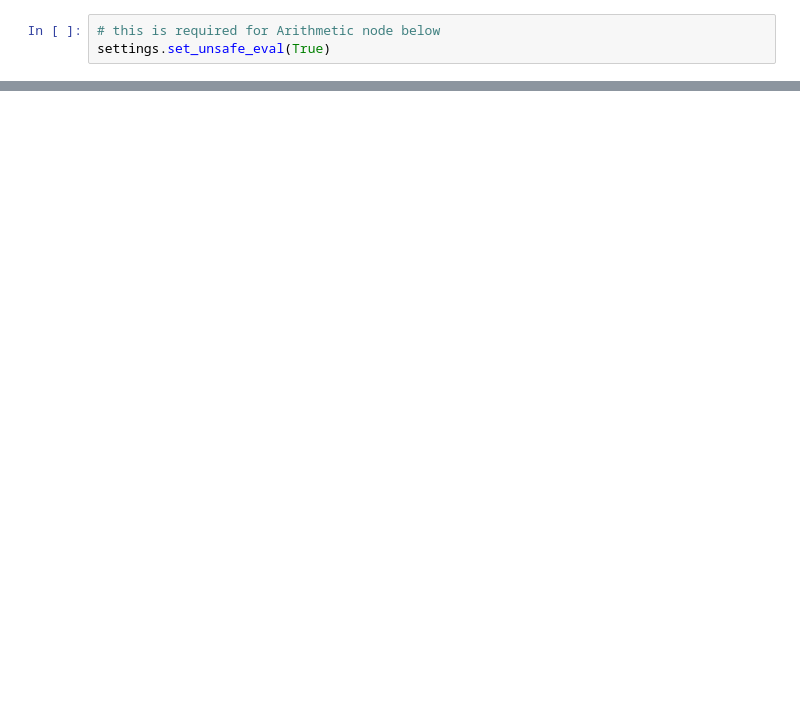
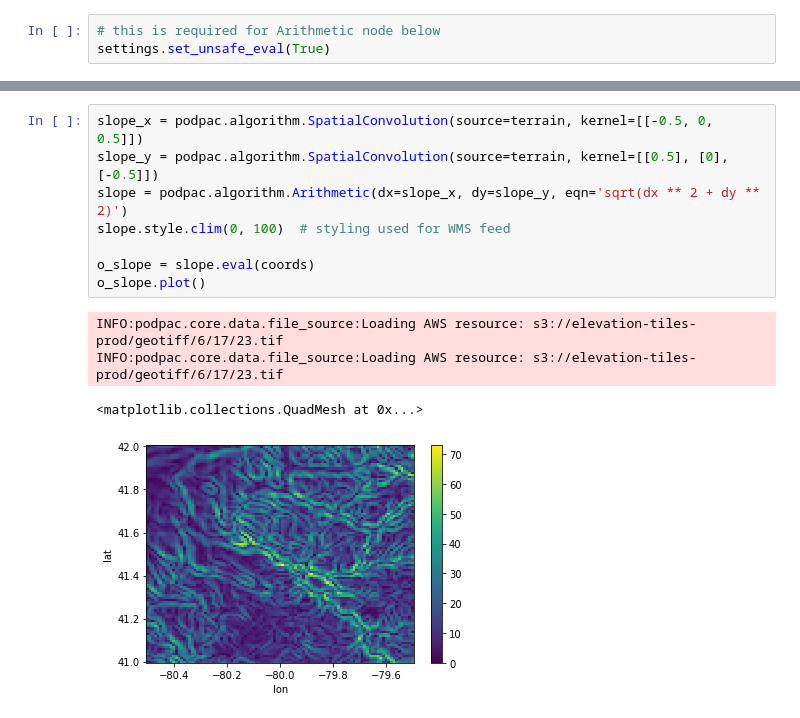
Before and after one commit to creare-com/podpac-examples, a Jupyter notebook: notebooks/scratch/scipy-2020.ipynb, the cells around one changed output, grey strips where cells are left out. Saved outputs shown, nothing was run; the diff lists cells and outputs as text; blank space fills up the shorter version.

```diff
--- a/notebooks/scratch/scipy-2020.ipynb
+++ b/notebooks/scratch/scipy-2020.ipynb
@@ -131,0 +95,13 @@ ValueError: Cannot evaluate these coordinates, missing dim 'time'
+# %%
+slope_x = podpac.algorithm.SpatialConvolution(source=terrain, kernel=[[-0.5, 0, 0.5]])
+slope_y = podpac.algorithm.SpatialConvolution(source=terrain, kernel=[[0.5], [0], [-0.5]])
+slope = podpac.algorithm.Arithmetic(dx=slope_x, dy=slope_y, eqn='sqrt(dx ** 2 + dy ** 2)')
+slope.style.clim(0, 100)  # styling used for WMS feed
+
+o_slope = slope.eval(coords)
+o_slope.plot()
+# %% [output]
+INFO:podpac.core.data.file_source:Loading AWS resource: s3://elevation-tiles-prod/geotiff/6/17/23.tif
+INFO:podpac.core.data.file_source:Loading AWS resource: s3://elevation-tiles-prod/geotiff/6/17/23.tif
+<matplotlib.collections.QuadMesh at 0x...>
+[figure, added]
```
Also changed, not shown: parts of 40 cells of this notebook.
